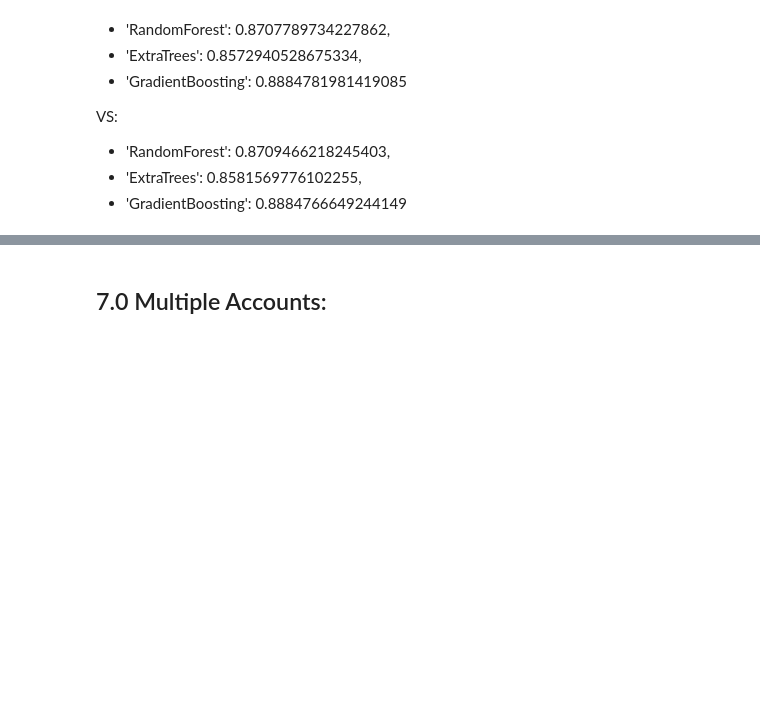
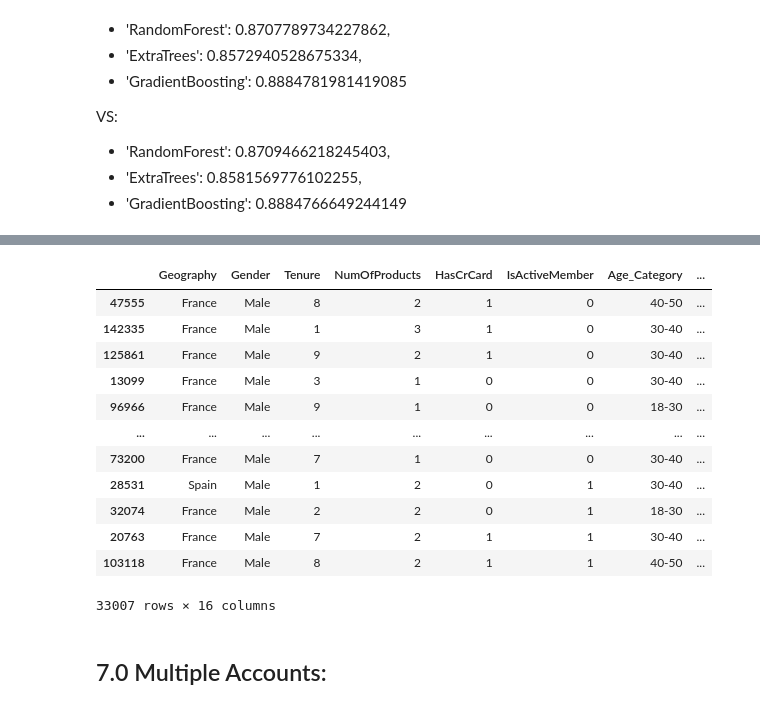
Before and after one commit to fabriziobasso/kaggle, a Jupyter notebook: S4E1_EDA.ipynb, the cells around one changed output, grey strips where cells are left out. Saved outputs shown, nothing was run; the diff lists cells and outputs as text; code cells hidden in the pictures; blank space fills up the shorter version.

```diff
--- a/S4E1_EDA.ipynb
+++ b/S4E1_EDA.ipynb
@@ -1567,0 +1599,16 @@ VS:
+# %%
+X_v
+# %% [output]
+|  | Geography | Gender | Tenure | NumOfProducts | HasCrCard | IsActiveMember | Age_Category | ... |
+| 47555 | France | Male | 8 | 2 | 1 | 0 | 40-50 | ... |
+| 142335 | France | Male | 1 | 3 | 1 | 0 | 30-40 | ... |
+| 125861 | France | Male | 9 | 2 | 1 | 0 | 30-40 | ... |
+| 13099 | France | Male | 3 | 1 | 0 | 0 | 30-40 | ... |
+| 96966 | France | Male | 9 | 1 | 0 | 0 | 18-30 | ... |
+| ... | ... | ... | ... | ... | ... | ... | ... | ... |
+| 73200 | France | Male | 7 | 1 | 0 | 0 | 30-40 | ... |
+| 28531 | Spain | Male | 1 | 2 | 0 | 1 | 30-40 | ... |
+| 32074 | France | Male | 2 | 2 | 0 | 1 | 18-30 | ... |
+| 20763 | France | Male | 7 | 2 | 1 | 1 | 30-40 | ... |
+| 103118 | France | Male | 8 | 2 | 1 | 1 | 40-50 | ... |
+33007 rows × 16 columns
```
Also changed, not shown: parts of 6 cells of this notebook.
